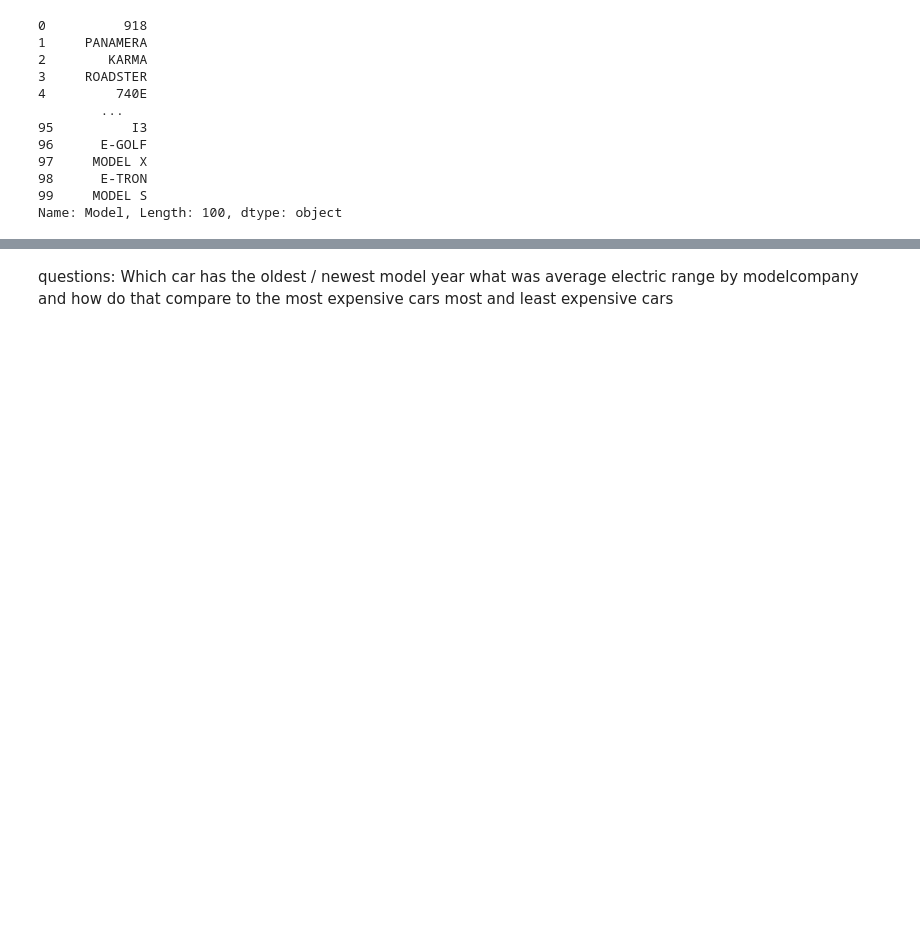
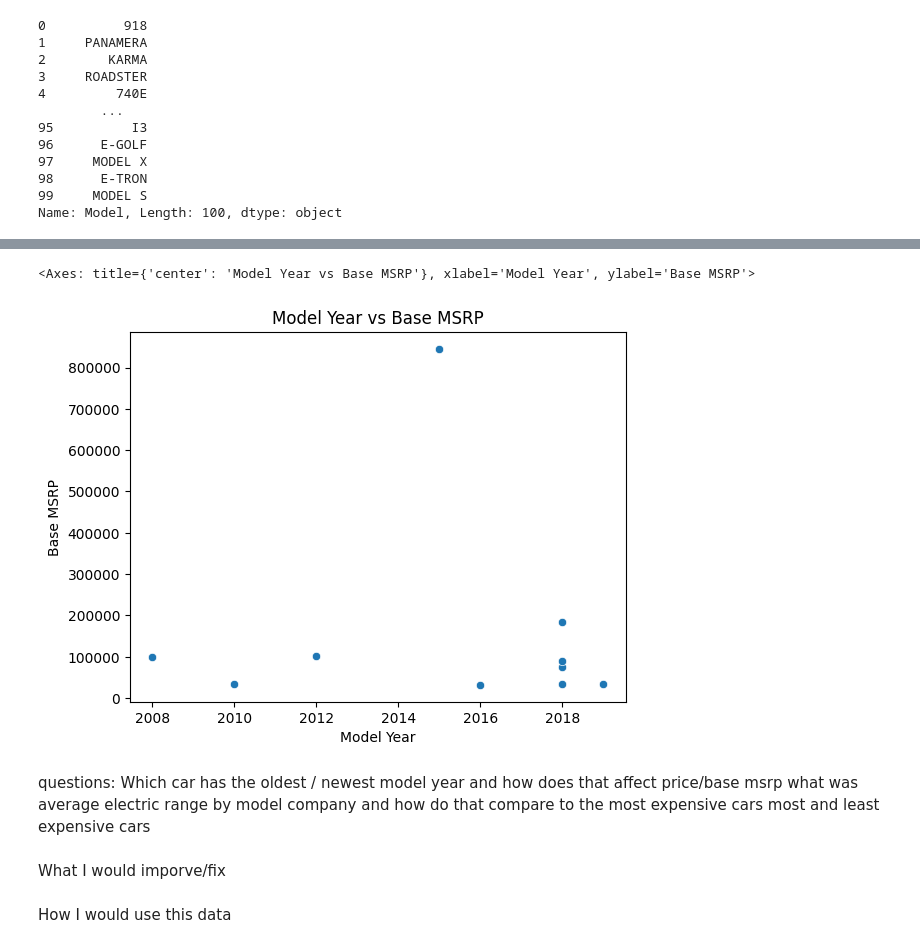
Before and after one commit to Echandler123/Data-Analysis, a Jupyter notebook: dataanalysis.ipynb, the cells around one changed output, grey strips where cells are left out. Drawn from its saved outputs; the diff is of its cells as text; code cells hidden in the pictures; blank space fills up the shorter version.

```diff
--- a/dataanalysis.ipynb
+++ b/dataanalysis.ipynb
@@ -198,5 +187,15 @@ price_range = df['Base MSRP'].max() - df['Base MSRP'].min()
+# %%
+plt.title("Model Year vs Base MSRP")
+sns.scatterplot(data=df.loc[df['Base MSRP'] > 0], x="Model Year", y="Base MSRP")
+# %% [output]
+<Axes: title={'center': 'Model Year vs Base MSRP'}, xlabel='Model Year', ylabel='Base MSRP'>
+[figure, added]
 # %% [markdown]
 questions:
-Which car has the oldest / newest model year
-what was average electric range by modelcompany and how do that compare to the most expensive cars
+Which car has the oldest / newest model year and how does that affect price/base msrp
+what was average electric range by model company and how do that compare to the most expensive cars
 most and least expensive cars
+# %% [markdown]
+What I would imporve/fix
+# %% [markdown]
+How I would use this data
```
Also changed, not shown: parts of 33 cells of this notebook.
